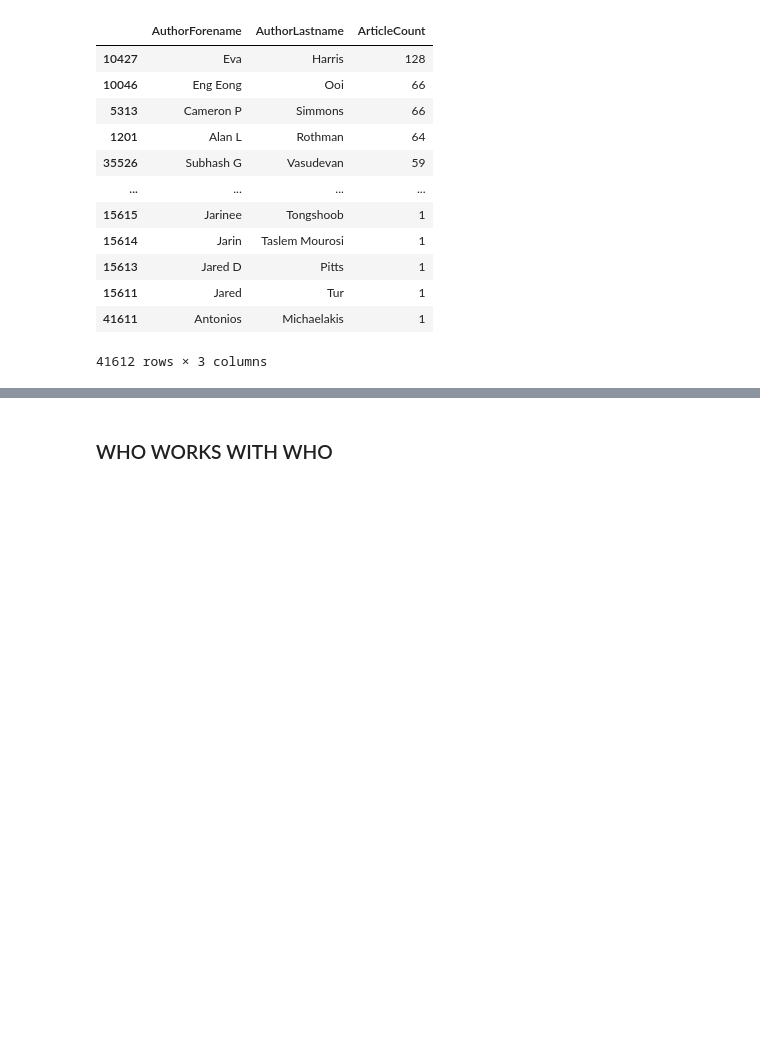
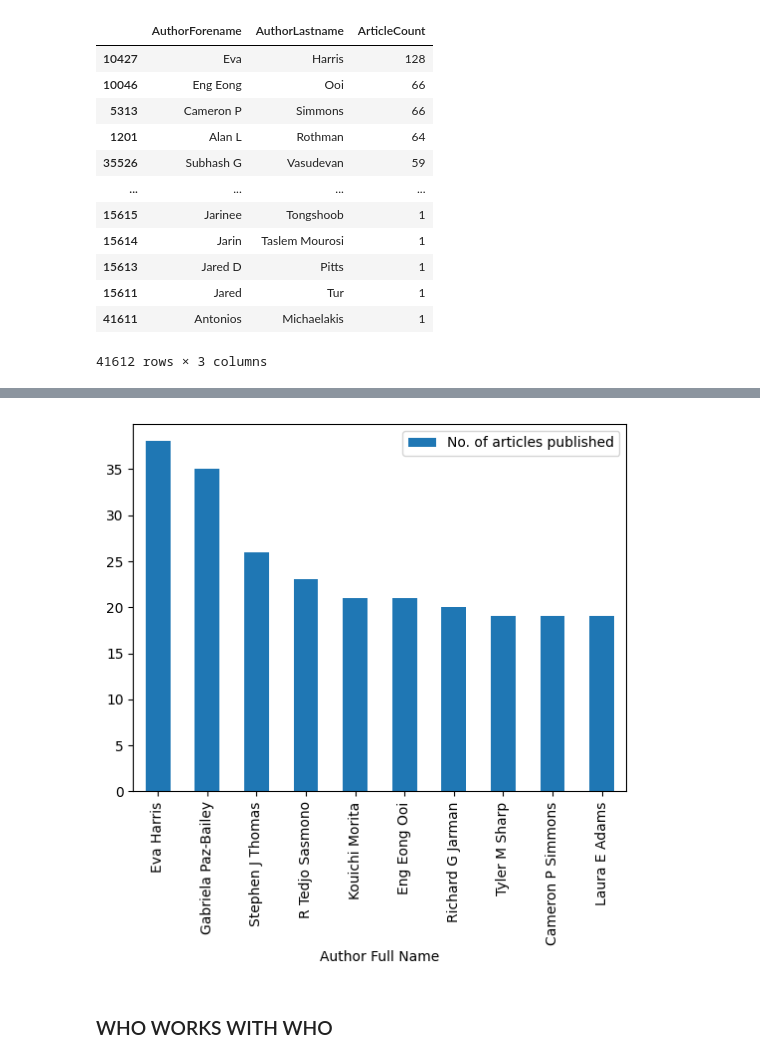
Before and after one commit to gnc506/Skills_Assessment, a Jupyter notebook: Skills_Assessment_2.ipynb, the cells around one changed output, grey strips where cells are left out. Saved outputs shown, nothing was run; the diff lists cells and outputs as text; code cells hidden in the pictures; blank space fills up the shorter version.

```diff
--- a/Skills_Assessment_2.ipynb
+++ b/Skills_Assessment_2.ipynb
@@ -65,0 +123,18 @@ most_active_authors
+# %%
+#Top 10 active reasearchers (based on number of articles published in the last 5 years)
+
+#Merging both the datasets
+merged_df = pd.merge(articles_data, authors_data, on = 'PMID')
+merged_df.head(10)
+
+
+#Selecting articles posted between 2018 and 2024
+selected_rows = merged_df[(merged_df['Year'] >= 2018) & (merged_df['Year'] <= 2024)]
+#SR_sort= selected_rows.sort_values(by = 'Year', ascending = False)
+#SR_sort
+
+author_article_counts = selected_rows.groupby(['AuthorForename', 'AuthorLastname']).agg({'PMID': 'count'}).reset_index()
+aac = author_article_counts.sort_values(by = 'PMID', ascending = False)
+aac = aac.rename(columns ={'PMID':'No. of articles published'})
+top_10_articles = aac.head(10)
+top_10_articles
@@ -65,0 +153,4 @@ most_active_authors
+# %%
+#Create new column of first and last name for visualisations
+top_10_articles['Author Full Name'] = top_10_articles['AuthorForename'] + ' ' + top_10_articles['AuthorLastname']
+top_10_articles
@@ -66,2 +180,7 @@ most_active_authors
+# %%
+#create bar based on the authors with the top 10 articles between 2018 and 2024
+articles_bar = top_10_articles.plot.bar(x = "Author Full Name", y = "No. of articles published")
+# %% [output]
+[figure, added]
 # %% [markdown]
 ### WHO WORKS WITH WHO
```
Also changed, not shown: parts of 27 cells of this notebook.
